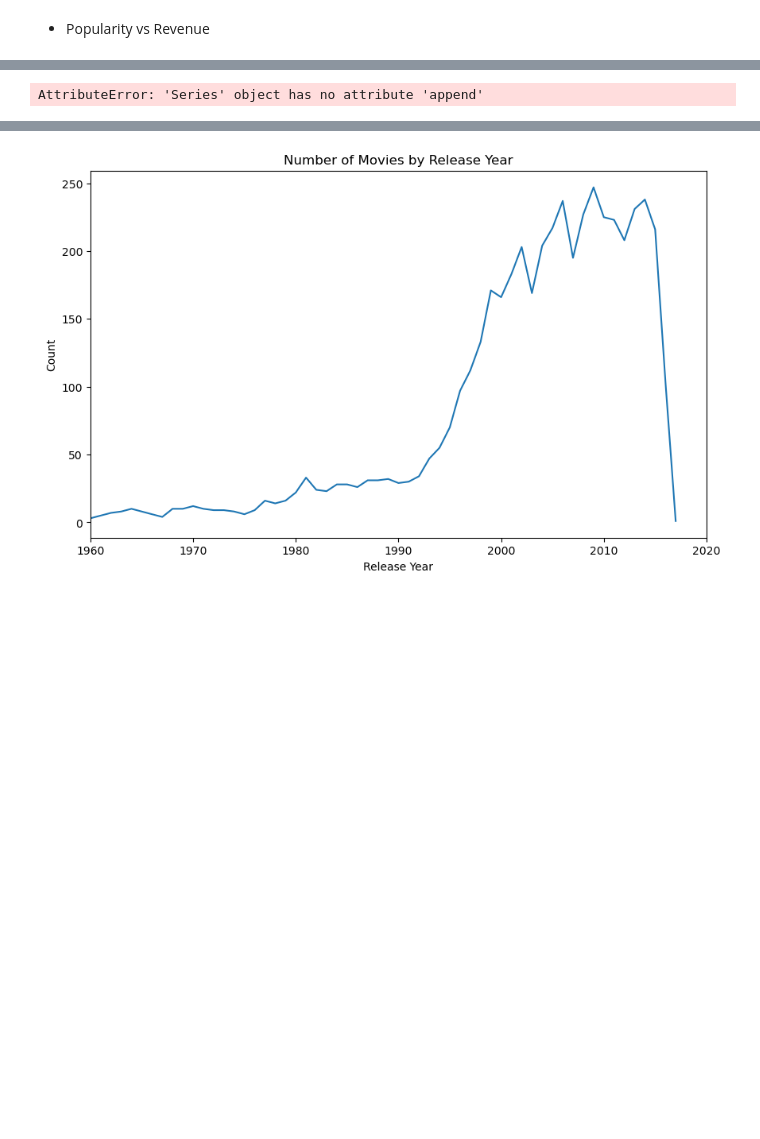
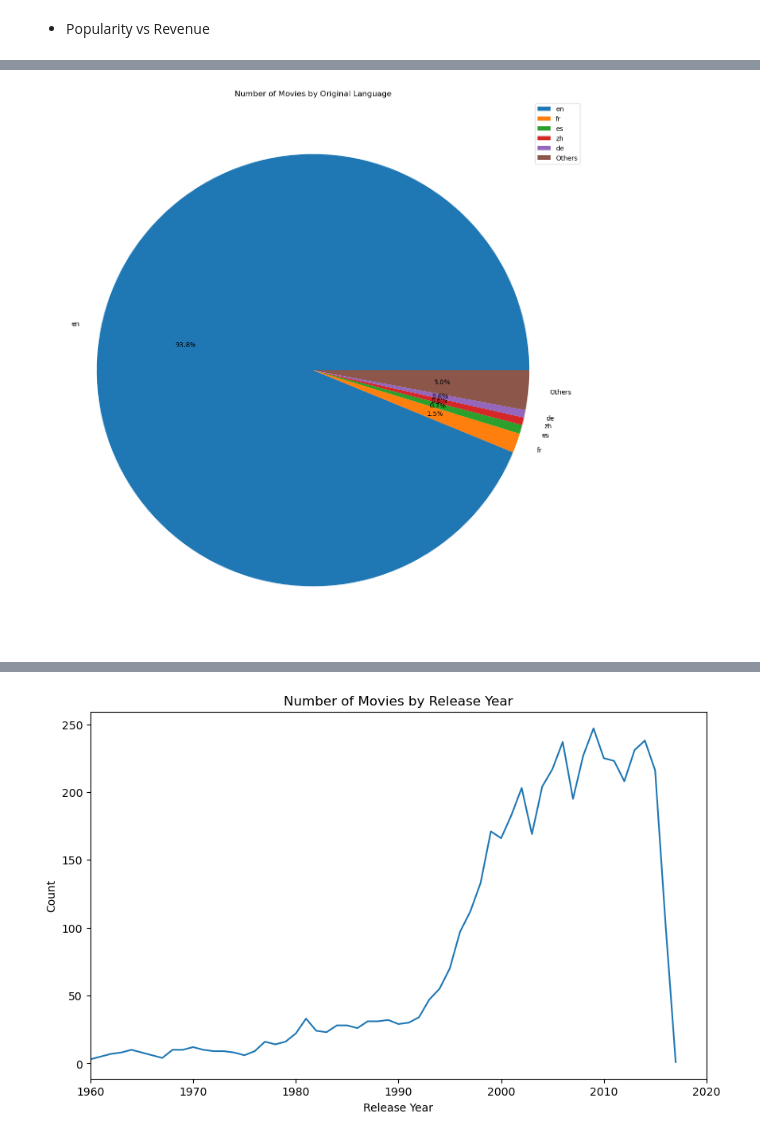
Before and after one commit to Imacharia/Movie_Recomendation, a Jupyter notebook: movv.ipynb, the cells around one changed output, grey strips where cells are left out. Saved outputs shown, nothing was run; the diff lists cells and outputs as text; code cells hidden in the pictures; blank space fills up the shorter version.

```diff
--- a/movv.ipynb
+++ b/movv.ipynb
@@ -574,28 +582,28 @@ plt.show()
 # %%
  #Get value counts of original languages
 original_language_counts = movies_credits['original_language'].value_counts()
 
 # Get the top 5 languages
 top_languages = original_language_counts[:5]
 
 # Calculate the count for the "Others" category
 others_count = original_language_counts[5:].sum()
 
 # Create a new series with the top 5 languages and "Others"
-languages_data = top_languages.append(pd.Series(others_count, index=['Others']))
+languages_data = pd.concat([top_languages, pd.Series(others_count, index=['Others'])])
 
 # Plotting 'original_language'
 plt.figure(figsize=(15, 15))
 languages_data.plot(kind='pie', autopct='%1.1f%%')
 plt.title('Number of Movies by Original Language')
 plt.ylabel('')
 
 # Add labels to the pie chart
 plt.legend(labels=languages_data.index)
-
+plt.savefig('.data/images/no_movies by language')
 plt.show()
 # %% [output]
-AttributeError: 'Series' object has no attribute 'append'
+[figure, added]
 # %%
 # Get value counts of production countries
 production_countries_counts = movies_credits['production_countries'].explode().value_counts()
```
Also changed, not shown: parts of 19 cells of this notebook, 9 other files.
